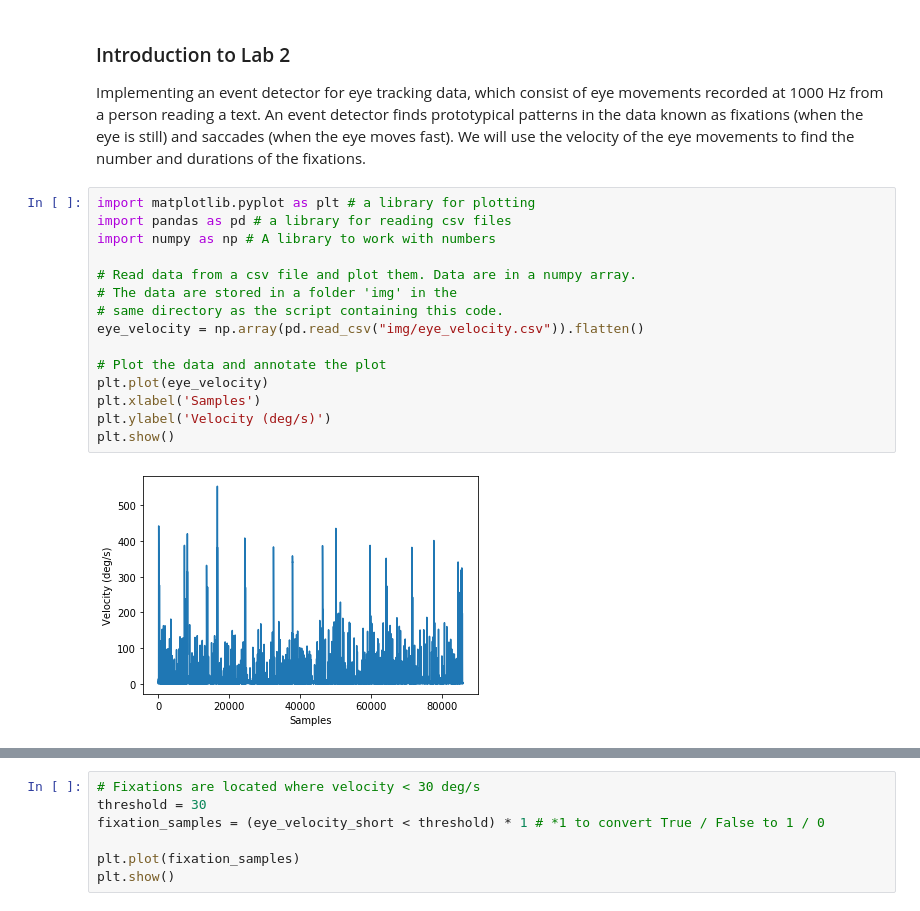
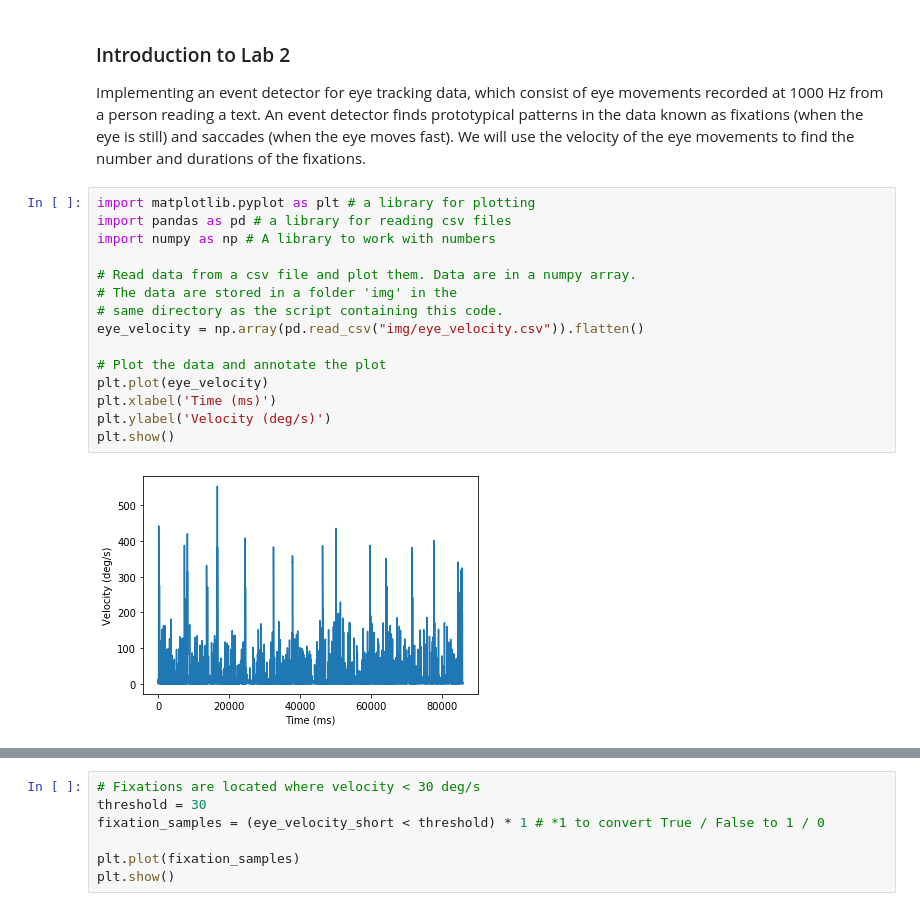
Before and after one commit to marcus-nystrom/python_course, a Jupyter notebook: Week2_lecture.ipynb, the cells around one changed output, grey strips where cells are left out. Drawn from its saved outputs; the diff is of its cells as text.

```diff
--- a/Week2_lecture.ipynb
+++ b/Week2_lecture.ipynb
@@ -169,20 +179,20 @@ Implementing an event detector for eye tracking data, which consist of eye movem
 # %%
 import matplotlib.pyplot as plt # a library for plotting
 import pandas as pd # a library for reading csv files
 import numpy as np # A library to work with numbers
 
 # Read data from a csv file and plot them. Data are in a numpy array.
 # The data are stored in a folder 'img' in the
 # same directory as the script containing this code.
 eye_velocity = np.array(pd.read_csv("img/eye_velocity.csv")).flatten()
 
 # Plot the data and annotate the plot
 plt.plot(eye_velocity)
-plt.xlabel('Samples')
+plt.xlabel('Time (ms)')
 plt.ylabel('Velocity (deg/s)')
 plt.show()
 # %% [output]
-[figure, old version]
+[figure, new version]
 # %%
 # Zoom in on a smaller part of the data
 eye_velocity_short = eye_velocity[100:800]
```
Also changed, not shown: parts of 7 cells of this notebook.
